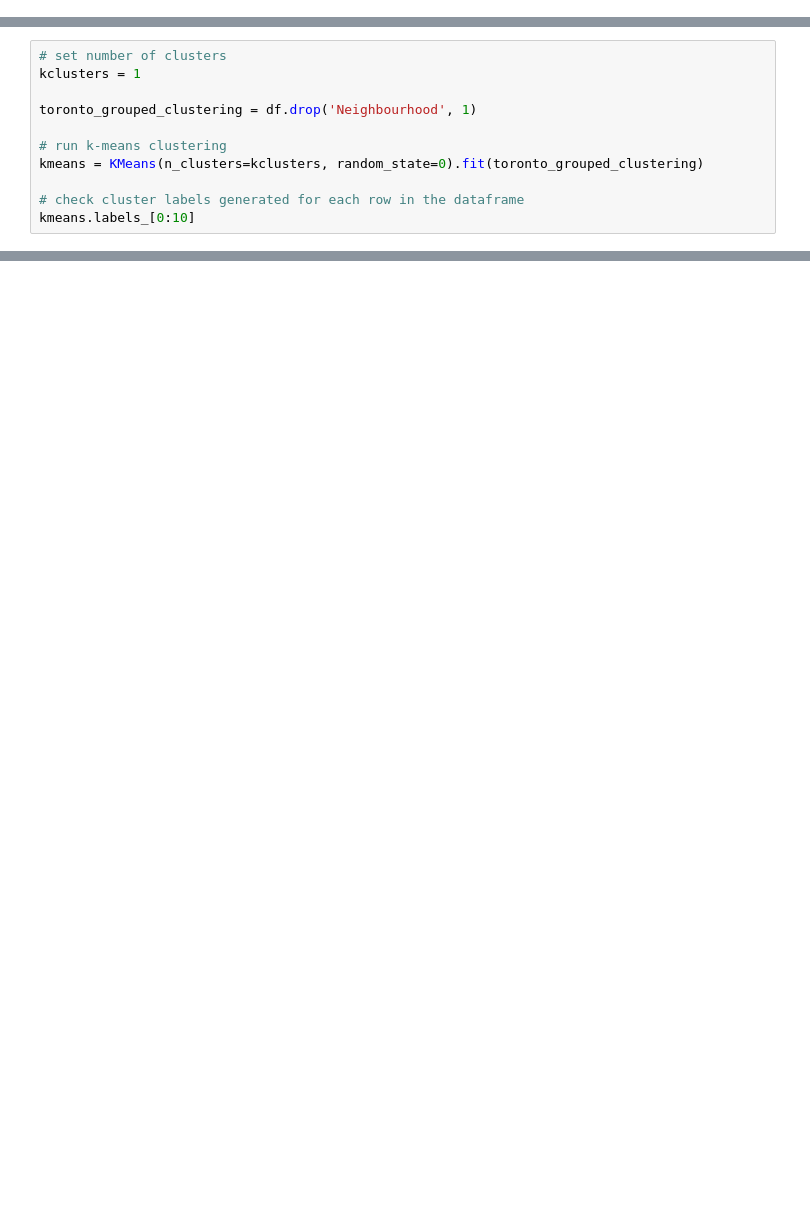
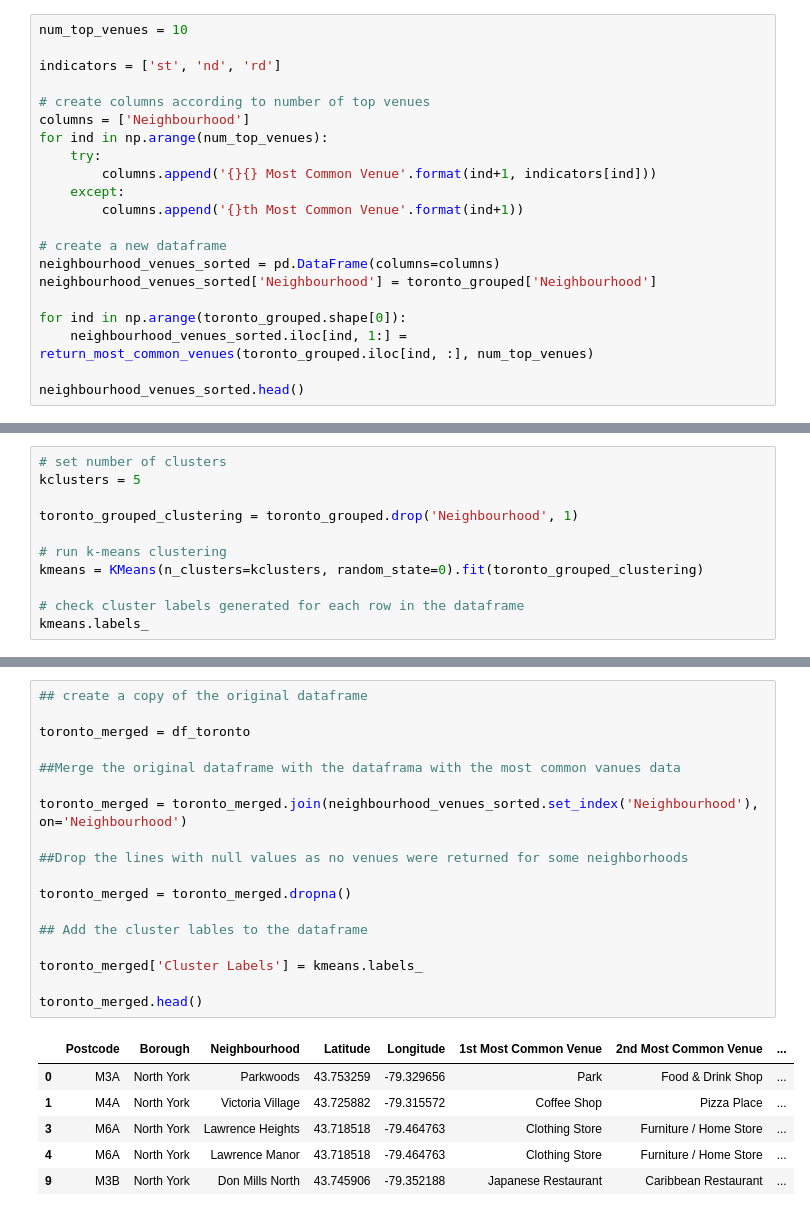
Before and after one commit to lpfpires/Applied-Data-Science-Capstone, a Jupyter notebook: Explore and cluster.ipynb, the cells around one changed output, grey strips where cells are left out. Drawn from its saved outputs; the diff is of its cells as text; blank space fills up the shorter version.

```diff
--- a/Explore and cluster.ipynb
+++ b/Explore and cluster.ipynb
@@ -76,0 +315,21 @@ from sklearn.cluster import KMeans
+# %%
+num_top_venues = 10
+
+indicators = ['st', 'nd', 'rd']
+
+# create columns according to number of top venues
+columns = ['Neighbourhood']
+for ind in np.arange(num_top_venues):
+    try:
+        columns.append('{}{} Most Common Venue'.format(ind+1, indicators[ind]))
+    except:
+        columns.append('{}th Most Common Venue'.format(ind+1))
+
+# create a new dataframe
+neighbourhood_venues_sorted = pd.DataFrame(columns=columns)
+neighbourhood_venues_sorted['Neighbourhood'] = toronto_grouped['Neighbourhood']
+
+for ind in np.arange(toronto_grouped.shape[0]):
+    neighbourhood_venues_sorted.iloc[ind, 1:] = return_most_common_venues(toronto_grouped.iloc[ind, :], num_top_venues)
+
+neighbourhood_venues_sorted.head()
@@ -77,11 +347,11 @@ from sklearn.cluster import KMeans
 # %%
 # set number of clusters
-kclusters = 1
+kclusters = 5
 
-toronto_grouped_clustering = df.drop('Neighbourhood', 1)
+toronto_grouped_clustering = toronto_grouped.drop('Neighbourhood', 1)
 
 # run k-means clustering
 kmeans = KMeans(n_clusters=kclusters, random_state=0).fit(toronto_grouped_clustering)
 
 # check cluster labels generated for each row in the dataframe
-kmeans.labels_[0:10]
+kmeans.labels_
@@ -87,0 +363,25 @@ kmeans.labels_[0:10]
+# %%
+## create a copy of the original dataframe
+
+toronto_merged = df_toronto
+
+##Merge the original dataframe with the dataframa with the most common vanues data
+
+toronto_merged = toronto_merged.join(neighbourhood_venues_sorted.set_index('Neighbourhood'), on='Neighbourhood')
+
+##Drop the lines with null values as no venues were returned for some neighborhoods
+
+toronto_merged = toronto_merged.dropna()
+
+## Add the cluster lables to the dataframe
+
+toronto_merged['Cluster Labels'] = kmeans.labels_
+
+toronto_merged.head()
+# %% [output]
+|  | Postcode | Borough | Neighbourhood | Latitude | Longitude | 1st Most Common Venue | 2nd Most Common Venue | ... |
+| 0 | M3A | North York | Parkwoods | 43.753259 | -79.329656 | Park | Food & Drink Shop | ... |
+| 1 | M4A | North York | Victoria Village | 43.725882 | -79.315572 | Coffee Shop | Pizza Place | ... |
+| 3 | M6A | North York | Lawrence Heights | 43.718518 | -79.464763 | Clothing Store | Furniture / Home Store | ... |
+| 4 | M6A | North York | Lawrence Manor | 43.718518 | -79.464763 | Clothing Store | Furniture / Home Store | ... |
+| 9 | M3B | North York | Don Mills North | 43.745906 | -79.352188 | Japanese Restaurant | Caribbean Restaurant | ... |
```
Also changed, not shown: parts of 31 cells of this notebook.
